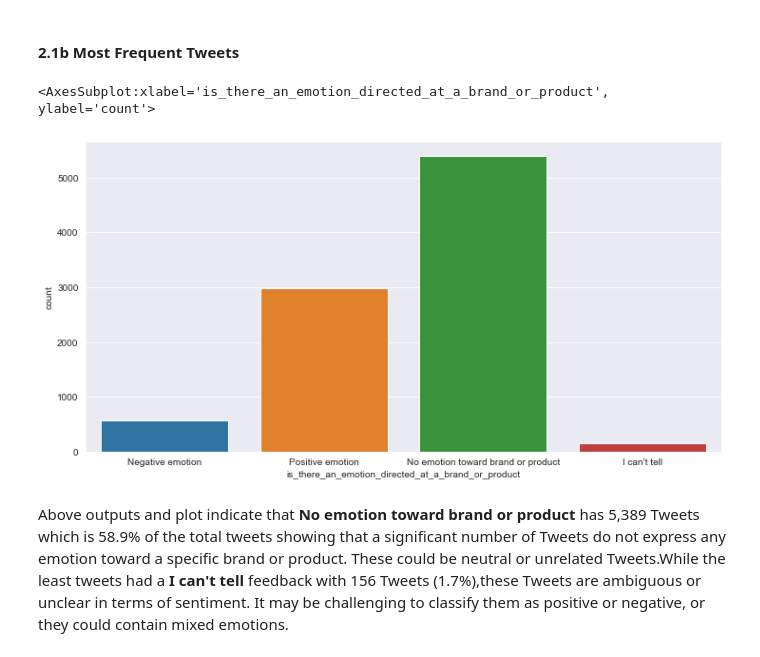
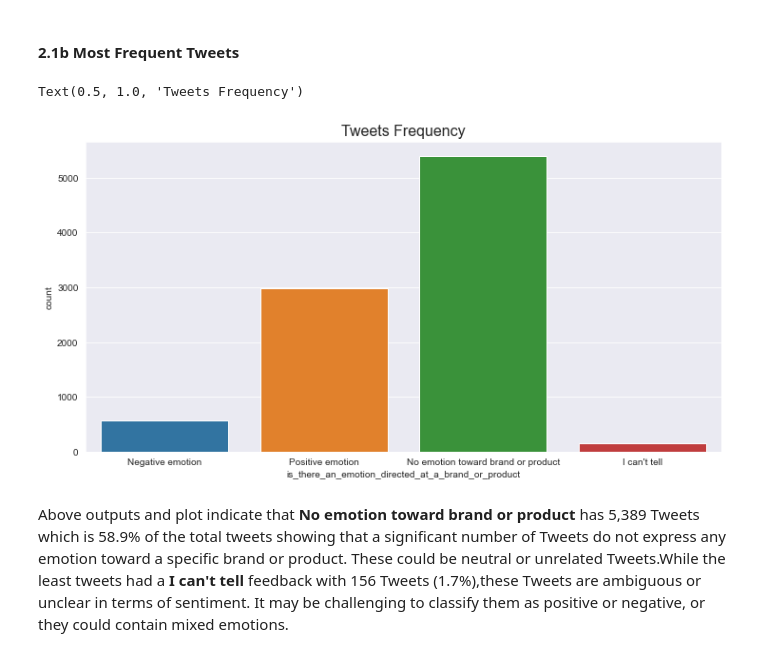
Before and after one commit to KoilaBetty/Twitter-sentiment-NLP-model, a Jupyter notebook: project.ipynb, the cells around one changed output. Saved outputs shown, nothing was run; the diff lists cells and outputs as text; code cells hidden in the pictures.

```diff
--- a/project.ipynb
+++ b/project.ipynb
@@ -178,10 +174,11 @@ Name: is_there_an_emotion_directed_at_a_brand_or_product, dtype: int64
 # %%
 # Plot the sentiment breakdown for 'is_there_an_emotion_directed_at_a_brand_or_product'
 fig =  plt.figure(figsize=(12,6))
 sns.countplot(x='is_there_an_emotion_directed_at_a_brand_or_product', data=df)
+plt.title('Tweets Frequency', fontsize=16)
 # %% [output]
-<AxesSubplot:xlabel='is_there_an_emotion_directed_at_a_brand_or_product', ylabel='count'>
+Text(0.5, 1.0, 'Tweets Frequency')
-[figure, old version]
+[figure, new version]
 # %% [markdown]
 Above outputs and plot indicate that **No emotion toward brand or product** has 5,389 Tweets which is 58.9% of the total tweets showing that a significant number of Tweets do not express any emotion toward a specific brand or product. These could be neutral or unrelated Tweets.While the least tweets had a **I can't tell** feedback with  156 Tweets (1.7%),these Tweets are ambiguous or unclear in terms of sentiment. It may be challenging to classify them as positive or negative, or they could contain mixed emotions.
 # %% [markdown]
```
Also changed, not shown: parts of 33 cells of this notebook, 5 other files.
